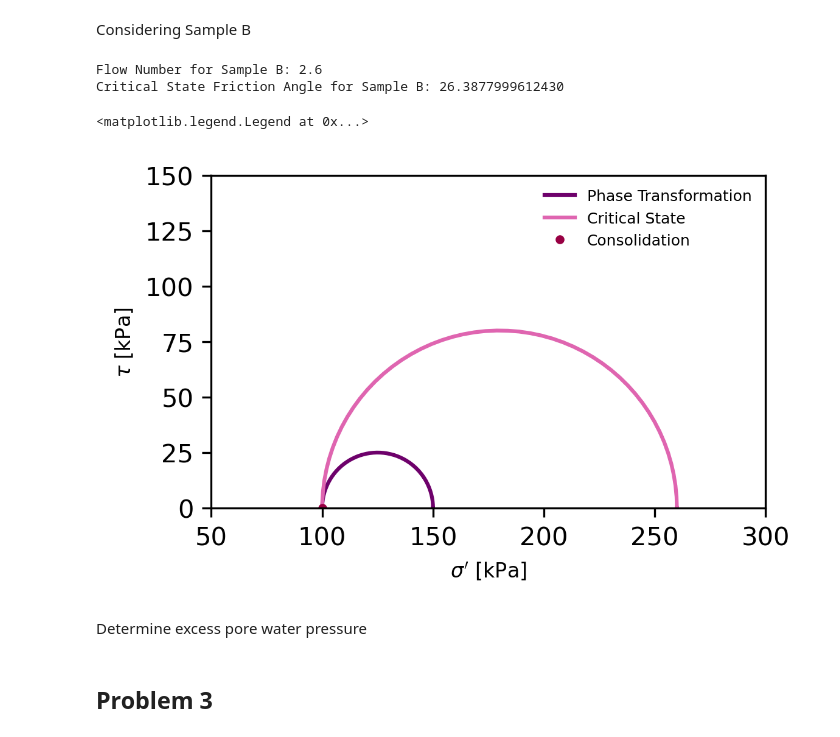
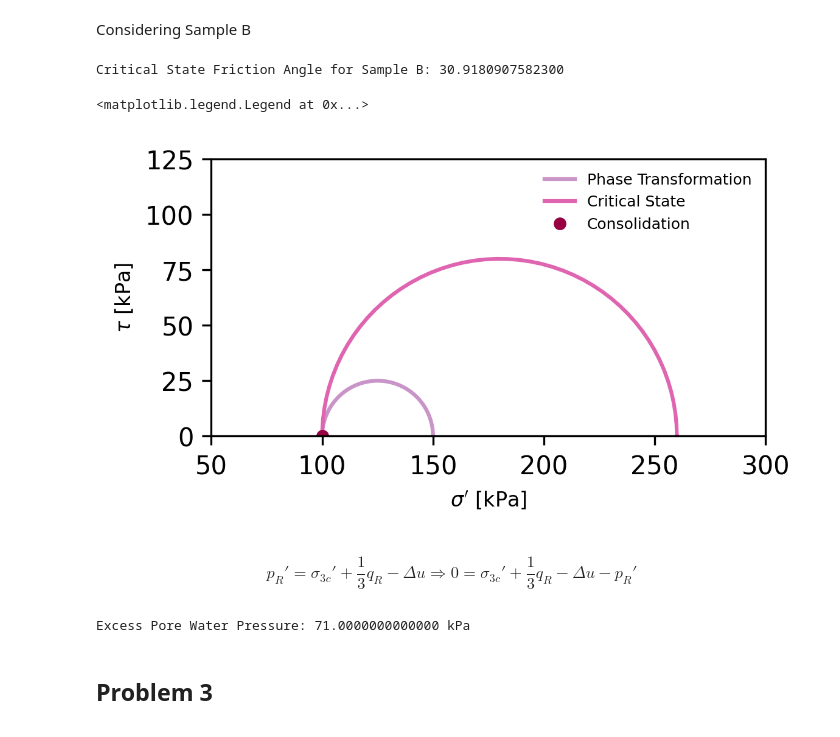
Before and after one commit to bKeungAuyeung/CE543-HW5, a Jupyter notebook: bAuyeung_HW5-code_CE543.ipynb, the cells around one changed output. Drawn from its saved outputs; the diff is of its cells as text; code cells hidden in the pictures.

```diff
--- a/bAuyeung_HW5-code_CE543.ipynb
+++ b/bAuyeung_HW5-code_CE543.ipynb
@@ -185,15 +185,13 @@ cell_pressure_B = 100 # kPa
 # strain at failure is abt 30.8%. deviatoric at failure is abt 1.6 atm (160 kPa)
 deviatoric_B_cs = 160 # kPa
 sigma_1_B_cs = cell_pressure_B + deviatoric_B_cs # kPa
-flow_number_B_cs = sigma_1_B_cs / cell_pressure_B
-print(f"Flow Number for Sample B: {flow_number_B_cs}")
+M_line_slope = 1.24 # slope of the M-line
 
 phi= Symbol('phi') # i know the answer is 30.9 deg
-phi_B_cs = (solve((((1+sy.sin(phi))/(1-sy.sin(phi)))-flow_number_B_cs), phi)[0]* (180 / sy.pi)).evalf()
+phi_B_cs = solve((6*sy.sin(phi))/(3 - sy.sin(phi))-M_line_slope)[0].evalf() * (180/np.pi)
 print(f"Critical State Friction Angle for Sample B: {phi_B_cs}")
 # %% [output]
-Flow Number for Sample B: 2.6
-Critical State Friction Angle for Sample B: 26.3877999612430
+Critical State Friction Angle for Sample B: 30.9180907582300
 # %%
 # mohr for end of consolidation, then for phase transofrmation, then for critical state
 
@@ -217,21 +215,28 @@ mohr_tau_B_cs = np.array([radius_cs*np.sin(angle) for angle in radians])
 # %%
 fig, ax = plt.subplots(figsize=(4,4), tight_layout=True, dpi=300)
 
-ax.plot(mohr_sigma_B_phase_trans, mohr_tau_B_phase_trans, color = '#6e016b', linestyle = '-', label = 'Phase Transformation')
+ax.plot(mohr_sigma_B_phase_trans, mohr_tau_B_phase_trans, color = '#c994c7', linestyle = '-', label = 'Phase Transformation')
 ax.plot(mohr_sigma_B_cs, mohr_tau_B_cs, color = '#df65b0', linestyle = '-', label = 'Critical State')
-ax.plot(cell_pressure_B, 0, '.', markersize = 5, color = '#980043', label = 'Consolidation')
+ax.plot(cell_pressure_B, 0, 'o', markersize = 4, color = '#980043', label = 'Consolidation')
 ax.set_xlabel("$\\sigma'$ [kPa]", fontsize = 8)
 ax.set_ylabel('$\\tau$ [kPa]', fontsize = 8)
 ax.set_aspect('equal')
 ax.set_xlim(50,300)
-ax.set_ylim(0,150)
+ax.set_ylim(0,125)
 ax.legend(frameon = False, fontsize = 6)
 # %% [output]
 <matplotlib.legend.Legend at 0x...>
-[figure, old version]
+[figure, new version]
 # %% [markdown]
-Determine excess pore water pressure
+$$p_R' = \sigma_{3c}' + \frac{1}{3}q_R  - \Delta u \Rightarrow 0 = \sigma_{3c}' + \frac{1}{3}q_R - \Delta u - p_R'$$
 # %%
  # answer should be 71 kPa
+mean_effective_R = 0.49 * 100 # kPa
+deviatoric_R = 0.6 * 100 # kPa
+dPWP = Symbol('dPWP')
+delta_PWP_R = solve(cell_pressure_B + (deviatoric_R/3)- mean_effective_R - dPWP)[0].evalf()
+print(f"Excess Pore Water Pressure: {delta_PWP_R} kPa")
+# %% [output]
+Excess Pore Water Pressure: 71.0000000000000 kPa
 # %% [markdown]
 ## Problem 3
```
Also changed, not shown: parts of 2 cells of this notebook, 1 other file.
